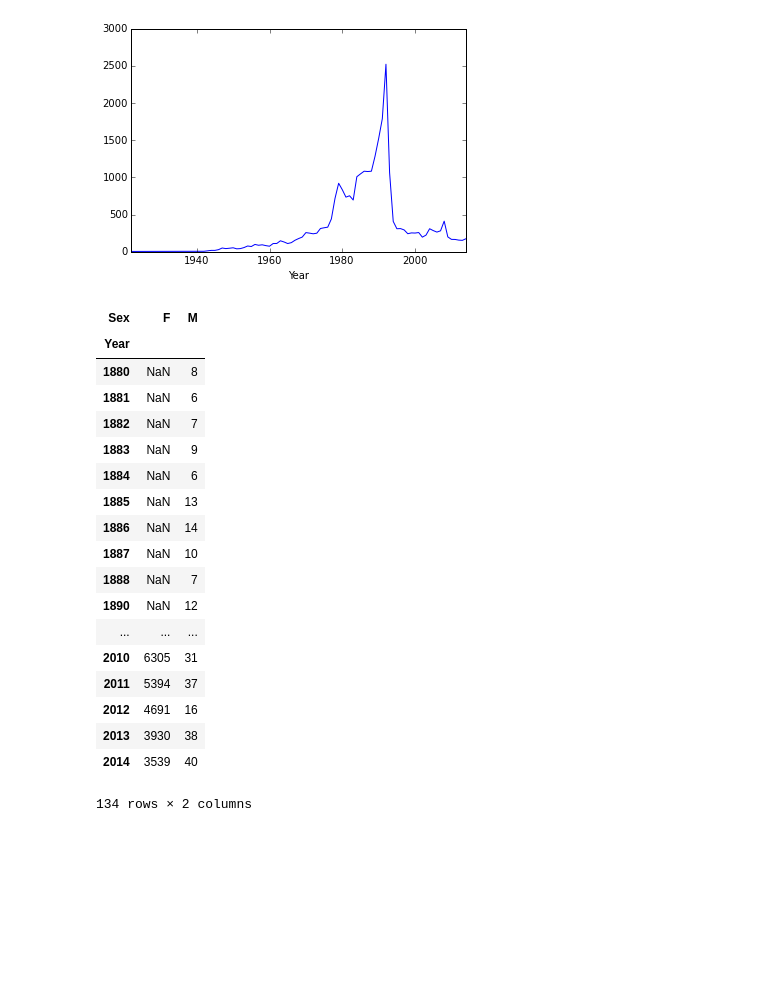
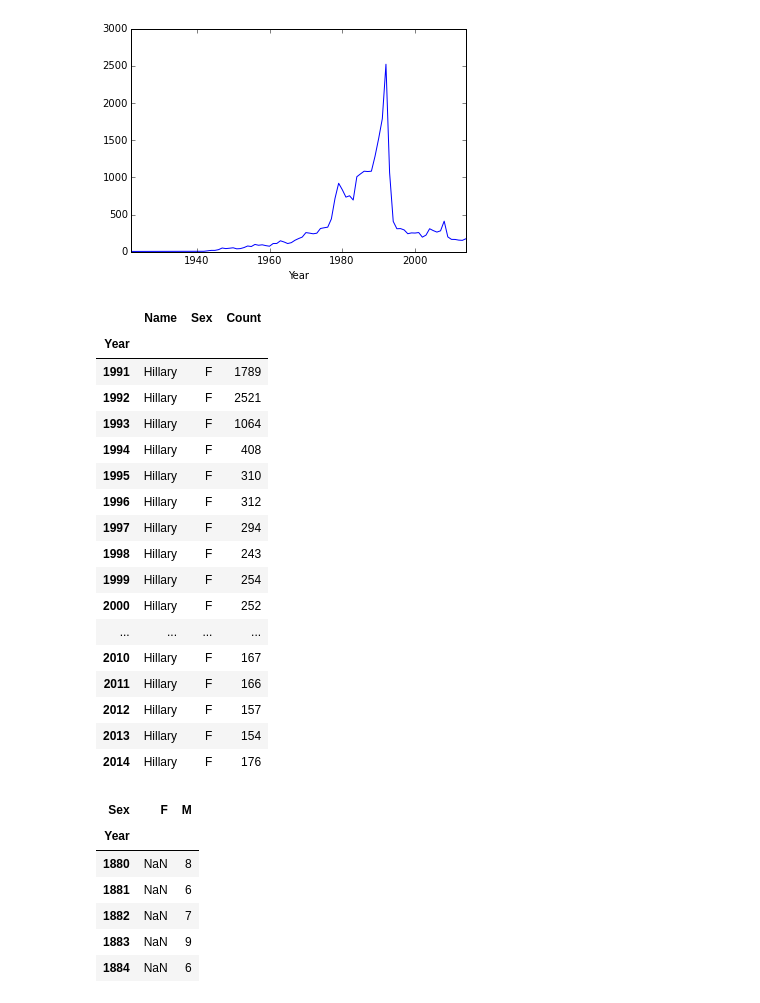
Before and after one commit to dmasad/Scientific-Python-for-CSS-605, a Jupyter notebook: Scientific Python for CSS 605.ipynb, the cells around one changed output. Drawn from its saved outputs; the diff is of its cells as text; code cells hidden in the pictures; blank space fills up the shorter version.

```diff
--- a/Scientific Python for CSS 605.ipynb
+++ b/Scientific Python for CSS 605.ipynb
@@ -215,32 +217,41 @@ hillaries.Count.plot()
 # %% [output]
 <matplotlib.axes._subplots.AxesSubplot at 0x...>
 [figure]
+# %%
+hillaries[(hillaries.index>1990)]
+# %% [output]
+|  | Name | Sex | Count |
+| Year |  |  |  |
+| 1991 | Hillary | F | 1789 |
+| 1992 | Hillary | F | 2521 |
+| 1993 | Hillary | F | 1064 |
+| 1994 | Hillary | F | 408 |
+| 1995 | Hillary | F | 310 |
+| 1996 | Hillary | F | 312 |
+| 1997 | Hillary | F | 294 |
+| 1998 | Hillary | F | 243 |
+| 1999 | Hillary | F | 254 |
+| 2000 | Hillary | F | 252 |
+| ... | ... | ... | ... |
+| 2010 | Hillary | F | 167 |
+| 2011 | Hillary | F | 166 |
+| 2012 | Hillary | F | 157 |
+| 2013 | Hillary | F | 154 |
+| 2014 | Hillary | F | 176 |
 # %%
 ashlies = names[names.Name=="Ashley"].copy()
 # %%
 ashlies = ashlies.pivot("Year", "Sex", "Count")
 # %%
-ashlies
+ashlies.head()
 # %% [output]
 | Sex | F | M |
 | Year |  |  |
 | 1880 | NaN | 8 |
 | 1881 | NaN | 6 |
 | 1882 | NaN | 7 |
 | 1883 | NaN | 9 |
 | 1884 | NaN | 6 |
-| 1885 | NaN | 13 |
-| 1886 | NaN | 14 |
-| 1887 | NaN | 10 |
-| 1888 | NaN | 7 |
-| 1890 | NaN | 12 |
-| ... | ... | ... |
-| 2010 | 6305 | 31 |
-| 2011 | 5394 | 37 |
-| 2012 | 4691 | 16 |
-| 2013 | 3930 | 38 |
-| 2014 | 3539 | 40 |
-134 rows × 2 columns
 # %%
 ashlies.fillna(0, inplace=True)
 # %%
```
Also changed, not shown: parts of 18 cells of this notebook.
